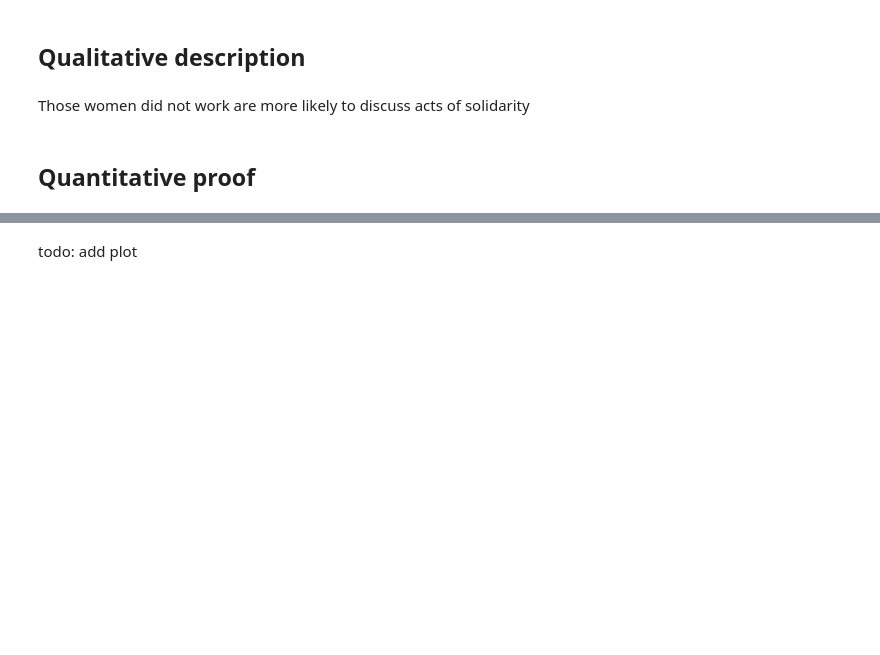
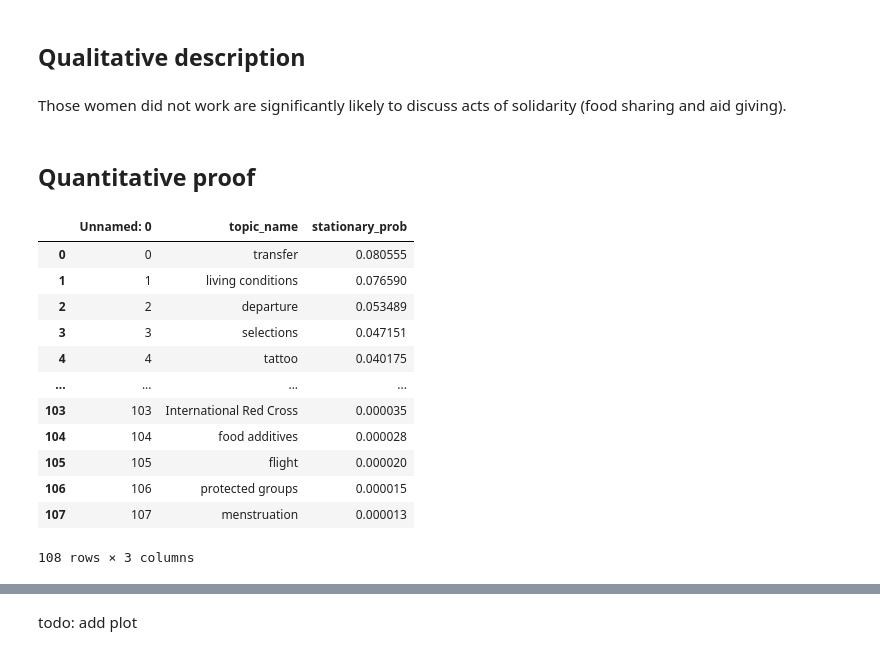
Before and after one commit to toth12/vha_auschwitz_report, a Jupyter notebook: notebooks/5_Significance_Sociability_Solidarity_Women_Men_not_Working.ipynb, the cells around one changed output, grey strips where cells are left out. Saved outputs shown, nothing was run; the diff lists cells and outputs as text; code cells hidden in the pictures; blank space fills up the shorter version.

```diff
--- a/notebooks/5_Significance_Sociability_Solidarity_Women_Men_not_Working.ipynb
+++ b/notebooks/5_Significance_Sociability_Solidarity_Women_Men_not_Working.ipynb
@@ -96,9 +108,25 @@ The Fisher test signals significant difference in terms of social bonds.
 # %% [markdown]
 ## Qualitative description
 # %% [markdown]
-Those women did not work are more likely to discuss acts of solidarity
+Those women did not work are significantly likely to discuss acts of solidarity (food sharing and aid giving).
 # %% [markdown]
 ## Quantitative proof
+# %%
+p_notwork_m_dataset_1
+# %% [output]
+|  | Unnamed: 0 | topic_name | stationary_prob |
+| 0 | 0 | transfer | 0.080555 |
+| 1 | 1 | living conditions | 0.076590 |
+| 2 | 2 | departure | 0.053489 |
+| 3 | 3 | selections | 0.047151 |
+| 4 | 4 | tattoo | 0.040175 |
+| ... | ... | ... | ... |
+| 103 | 103 | International Red Cross | 0.000035 |
+| 104 | 104 | food additives | 0.000028 |
+| 105 | 105 | flight | 0.000020 |
+| 106 | 106 | protected groups | 0.000015 |
+| 107 | 107 | menstruation | 0.000013 |
+108 rows × 3 columns
 # %%
 aid_giving_w = p_notwork_w_dataset_1[p_notwork_w_dataset_1.topic_name=='aid giving']['stationary_prob'].values[0]
 aid_giving_m = p_notwork_m_dataset_1[p_notwork_m_dataset_1.topic_name=='aid giving']['stationary_prob'].values[0]
```
Also changed, not shown: parts of 21 cells of this notebook, 14 other files.
